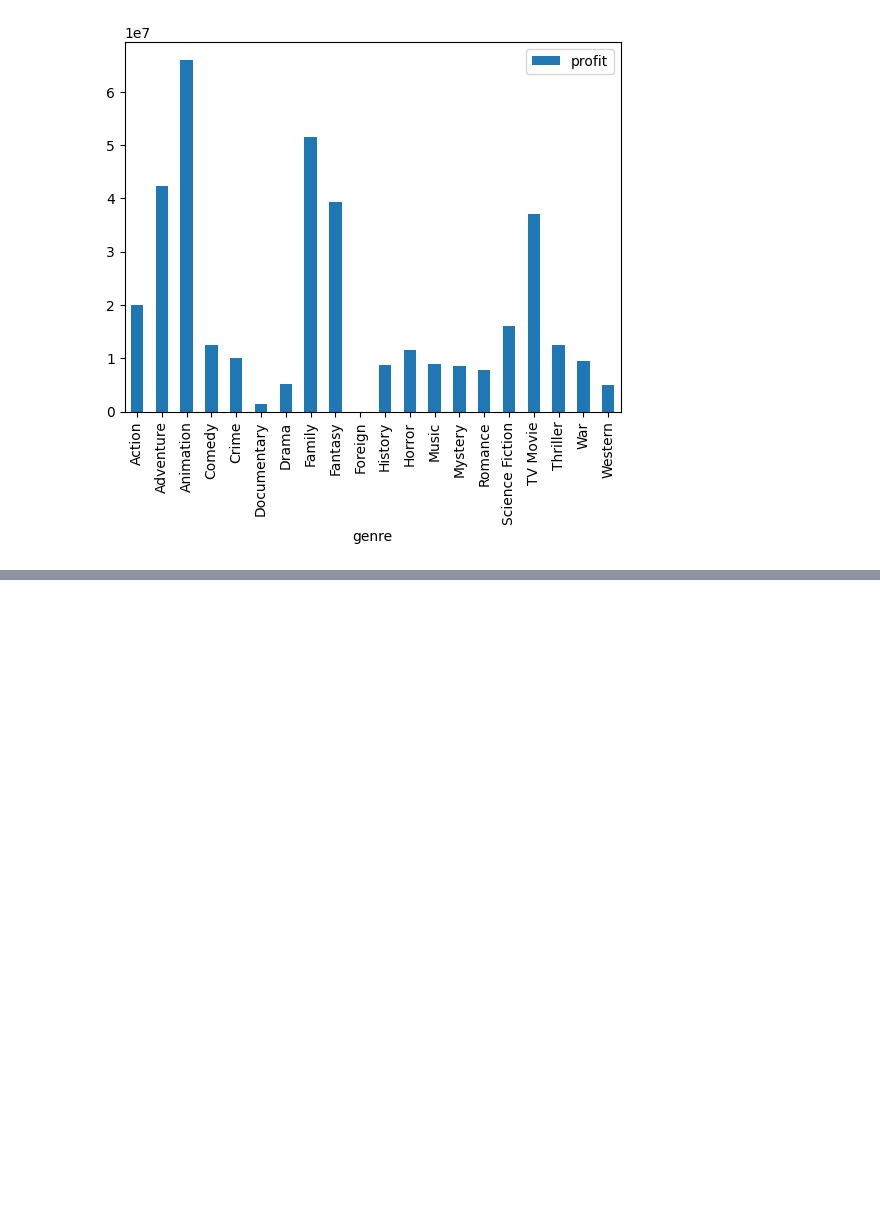
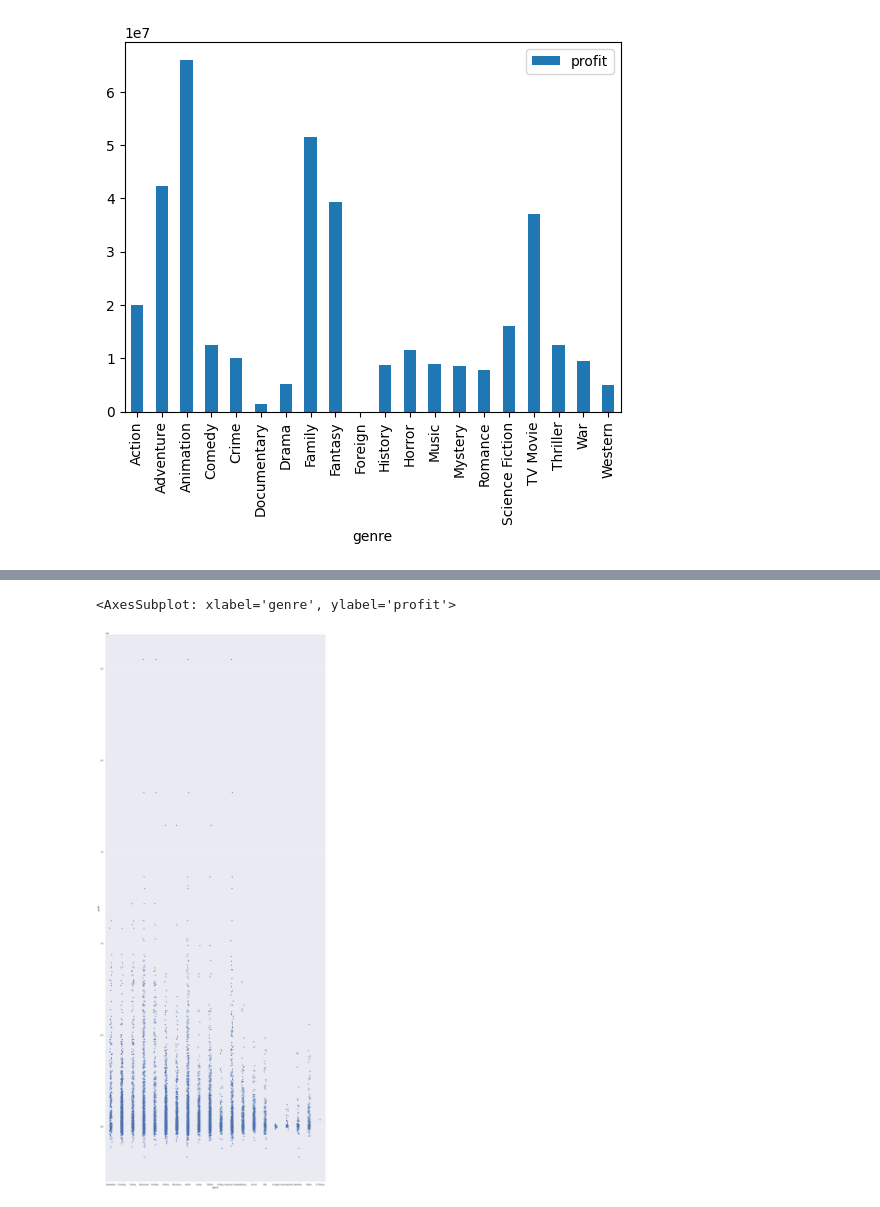
Before and after one commit to movieData314/CSE314Final, a Jupyter notebook: profit.ipynb, the cells around one changed output, grey strips where cells are left out. Cells and saved outputs as stored; diff of their text form; code cells hidden in the pictures; blank space fills up the shorter version.

Commit message:
stripplot

```diff
--- a/profit.ipynb
+++ b/profit.ipynb
@@ -69,0 +84,7 @@ df_final_2.groupby("genre")["profit"].median().to_frame().plot(kind="bar")
+# %%
+import seaborn as sns
+sns.set(rc={'figure.figsize':(20,50)})
+sns.stripplot(data=df_final_2, x="genre", y="profit")
+# %% [output]
+<AxesSubplot: xlabel='genre', ylabel='profit'>
+[figure, added]
```
Also changed, not shown: parts of 6 cells of this notebook.
